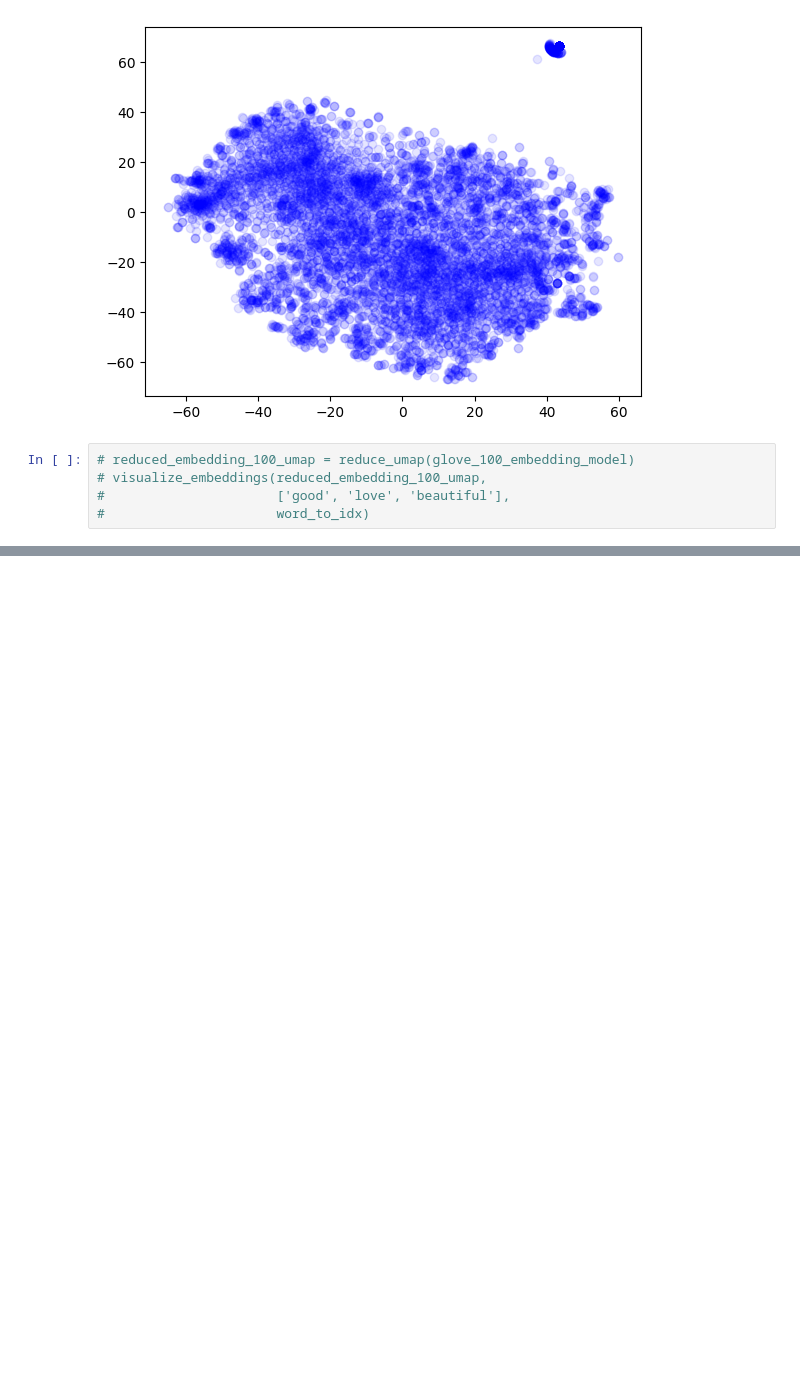
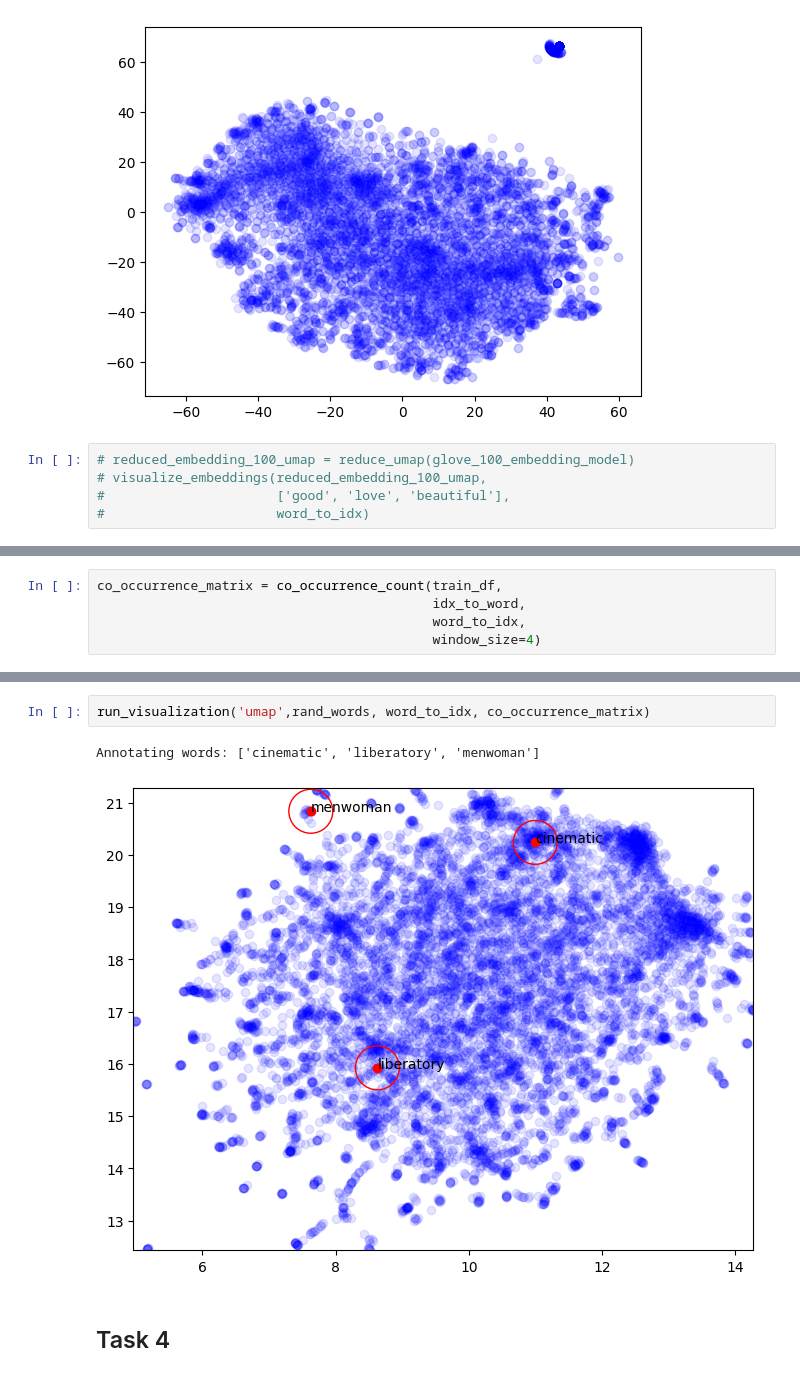
Before and after one commit to mattialodi0/progNLP, a Jupyter notebook: assignment-1/draft.ipynb, the cells around one changed output, grey strips where cells are left out. Cells and saved outputs as stored; diff of their text form; blank space fills up the shorter version.

Commit message:
a1 - task 3 done

```diff
--- a/assignment-1/draft.ipynb
+++ b/assignment-1/draft.ipynb
@@ -492,0 +762,5 @@ plt.show()
+# %%
+co_occurrence_matrix = co_occurrence_count(train_df,
+                                           idx_to_word,
+                                           word_to_idx,
+                                           window_size=4)
@@ -492,0 +859,7 @@ plt.show()
+# %%
+run_visualization('umap',rand_words, word_to_idx, co_occurrence_matrix)
+# %% [output]
+Annotating words: ['cinematic', 'liberatory', 'menwoman']
+[figure, added]
+# %% [markdown]
+## Task 4
```
Also changed, not shown: parts of 32 cells of this notebook.
